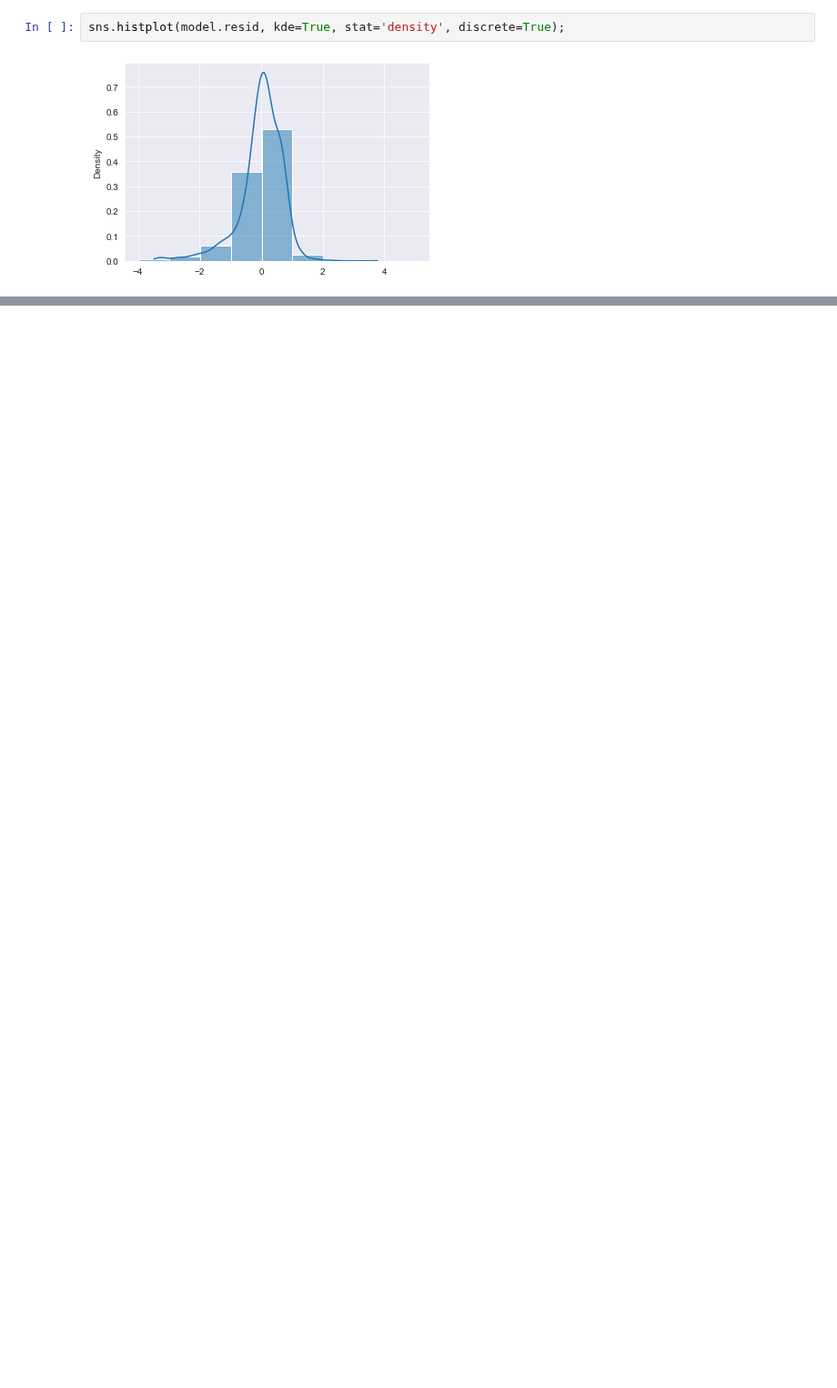
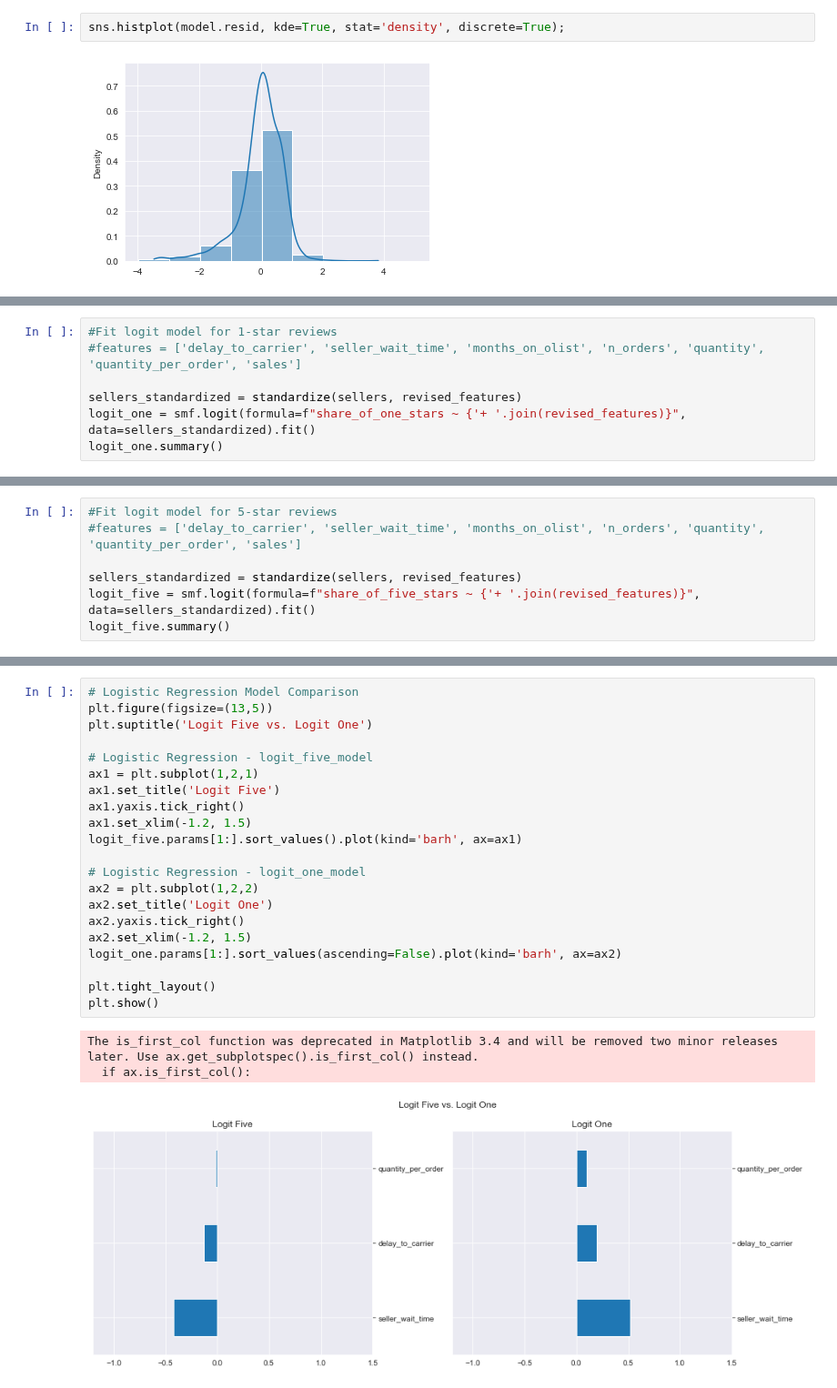
Before and after one commit to phlln/olist-analysis, a Jupyter notebook: notebooks/Sellers Data Analysis-UPDATED.ipynb, the cells around one changed output, grey strips where cells are left out. Shown at 91% size. Saved outputs shown, nothing was run; the diff lists cells and outputs as text; blank space fills up the shorter version.

```diff
--- a/notebooks/Sellers Data Analysis-UPDATED.ipynb
+++ b/notebooks/Sellers Data Analysis-UPDATED.ipynb
@@ -545,0 +584,7 @@ Since logistic regressions are better able to capture the relationship between f
+# %%
+#Fit logit model for 1-star reviews
+#features = ['delay_to_carrier', 'seller_wait_time', 'months_on_olist', 'n_orders', 'quantity', 'quantity_per_order', 'sales']
+
+sellers_standardized = standardize(sellers, revised_features)
+logit_one = smf.logit(formula=f"share_of_one_stars ~ {'+ '.join(revised_features)}", data=sellers_standardized).fit()
+logit_one.summary()
@@ -545,0 +619,7 @@ Since logistic regressions are better able to capture the relationship between f
+# %%
+#Fit logit model for 5-star reviews
+#features = ['delay_to_carrier', 'seller_wait_time', 'months_on_olist', 'n_orders', 'quantity', 'quantity_per_order', 'sales']
+
+sellers_standardized = standardize(sellers, revised_features)
+logit_five = smf.logit(formula=f"share_of_five_stars ~ {'+ '.join(revised_features)}", data=sellers_standardized).fit()
+logit_five.summary()
@@ -545,0 +654,25 @@ Since logistic regressions are better able to capture the relationship between f
+# %%
+# Logistic Regression Model Comparison
+plt.figure(figsize=(13,5))
+plt.suptitle('Logit Five vs. Logit One')
+
+# Logistic Regression - logit_five_model
+ax1 = plt.subplot(1,2,1)
+ax1.set_title('Logit Five')
+ax1.yaxis.tick_right()
+ax1.set_xlim(-1.2, 1.5)
+logit_five.params[1:].sort_values().plot(kind='barh', ax=ax1)
+
+# Logistic Regression - logit_one_model
+ax2 = plt.subplot(1,2,2)
+ax2.set_title('Logit One')
+ax2.yaxis.tick_right()
+ax2.set_xlim(-1.2, 1.5)
+logit_one.params[1:].sort_values(ascending=False).plot(kind='barh', ax=ax2)
+
+plt.tight_layout()
+plt.show()
+# %% [output]
+The is_first_col function was deprecated in Matplotlib 3.4 and will be removed two minor releases later. Use ax.get_subplotspec().is_first_col() instead.
+  if ax.is_first_col():
+[figure, added]
```
Also changed, not shown: parts of 50 cells of this notebook, 1 other file.
